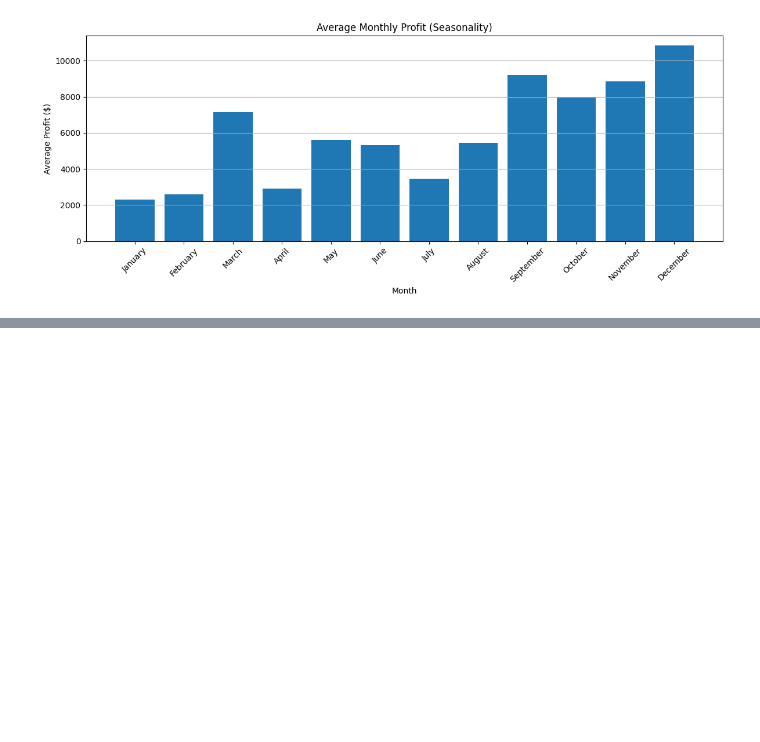
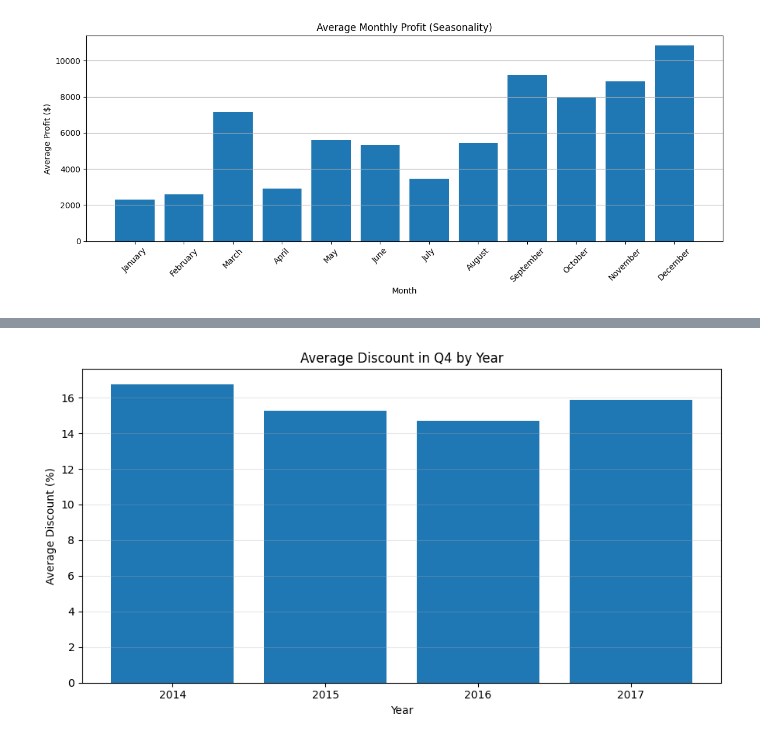
Before and after one commit to Iqbalfaridzi23/sales-performance-analysis, a Jupyter notebook: notebooks/03_eda.ipynb, the cells around one changed output, grey strips where cells are left out. Saved outputs shown, nothing was run; the diff lists cells and outputs as text; code cells hidden in the pictures; blank space fills up the shorter version.

```diff
--- a/notebooks/03_eda.ipynb
+++ b/notebooks/03_eda.ipynb
@@ -392,0 +522,19 @@ plt.show()
+# %%
+q4 = df[df['quarter'] == 4].copy()
+# %%
+q4_analysis = q4.groupby('year').agg(
+    avg_discount=('discount', 'mean'),
+    pct_rows_discounted=(
+        'discount',
+        lambda s: (s > 0).mean() * 100
+    ),
+    sales=('sales', 'sum'),
+    profit=('profit', 'sum'),
+    total_rows=('sales', 'size')
+).reset_index()
+
+q4_analysis['margin_%'] = (
+    q4_analysis['profit'] / q4_analysis['sales']
+) * 100
+
+display(q4_analysis.round(2))
@@ -392,0 +547,17 @@ plt.show()
+# %%
+plt.figure(figsize=(9, 5))
+
+plt.bar(
+    q4_analysis['year'].astype(str),
+    q4_analysis['avg_discount'] * 100
+)
+
+plt.title('Average Discount in Q4 by Year')
+plt.xlabel('Year')
+plt.ylabel('Average Discount (%)')
+
+plt.grid(axis='y', alpha=0.3)
+plt.tight_layout()
+plt.show()
+# %% [output]
+[figure, added]
```
Also changed, not shown: parts of 26 cells of this notebook.
